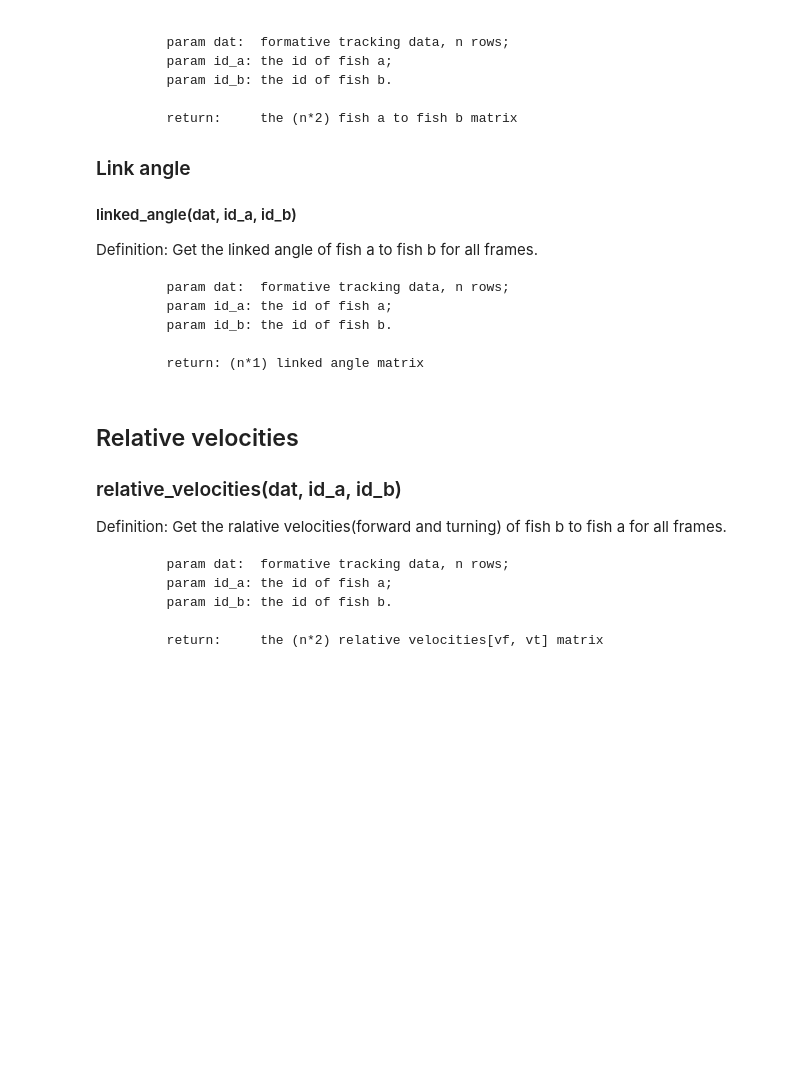
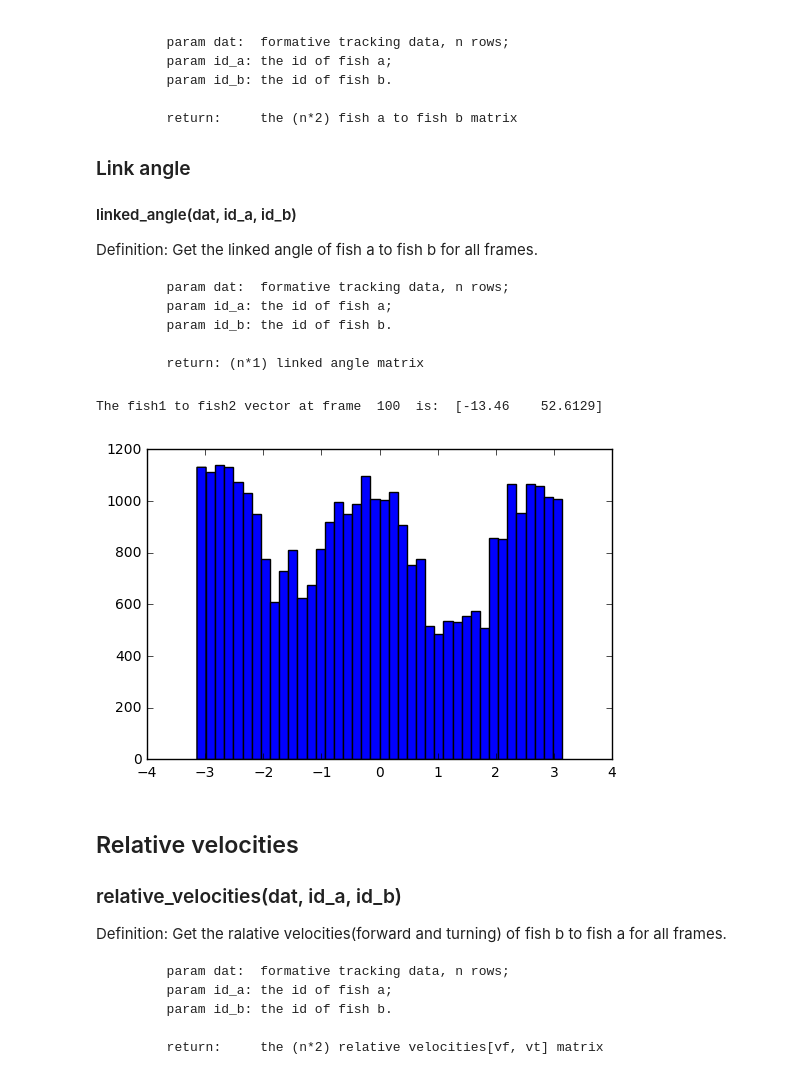
Before and after one commit to BioroboticsLab/robofish_data_analysis, a Jupyter notebook: python/sandbox/Features.ipynb, the cells around one changed output. Saved outputs shown, nothing was run; the diff lists cells and outputs as text; code cells hidden in the pictures; blank space fills up the shorter version.

```diff
--- a/python/sandbox/Features.ipynb
+++ b/python/sandbox/Features.ipynb
@@ -79,3 +90,26 @@ fish1_to_fish2_linked_angle_matrix  = linked_angle(dat, 1, 2)
+# %%
+from features.features import *
+
+fish1_to_fish2_vector_matrix        = vector_a2b(dat, 1, 2)
+fish1_to_fish2_linked_angle_matrix  = linked_angle(dat, 1, 2)
+
+
+frist_frame_of_tracking_data = int(dat[0,0])
+last_frame_of_tracking_data  = int(dat[-1,0])
+
+
+# print the fish a to fish b vector at frame n
+n = 100
+if n < frist_frame_of_tracking_data or n > last_frame_of_tracking_data:
+    print ('out of frame')
+else:
+    print ('The fish1 to fish2 vector at frame ', n, ' is: ',fish1_to_fish2_vector_matrix[n-frist_frame_of_tracking_data])
+
+# plot histogram of fish2 to fish2 linked angle (unit: radians)
+plt.hist(fish1_to_fish2_linked_angle_matrix, 40);
+# %% [output]
+The fish1 to fish2 vector at frame  100  is:  [-13.46    52.6129]
+[figure, added]
 # %% [markdown]
 ## Relative velocities
 ### relative_velocities(dat, id_a, id_b)
```
Also changed, not shown: parts of 13 cells of this notebook, 1 other file.
